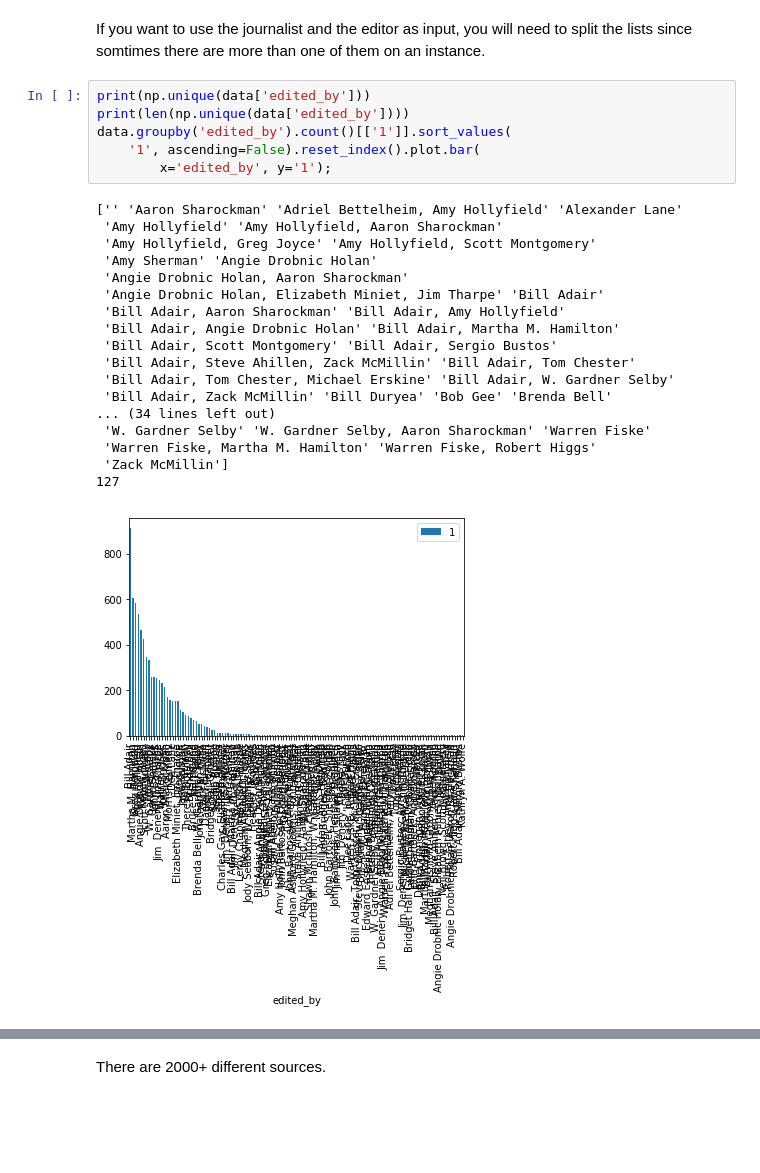
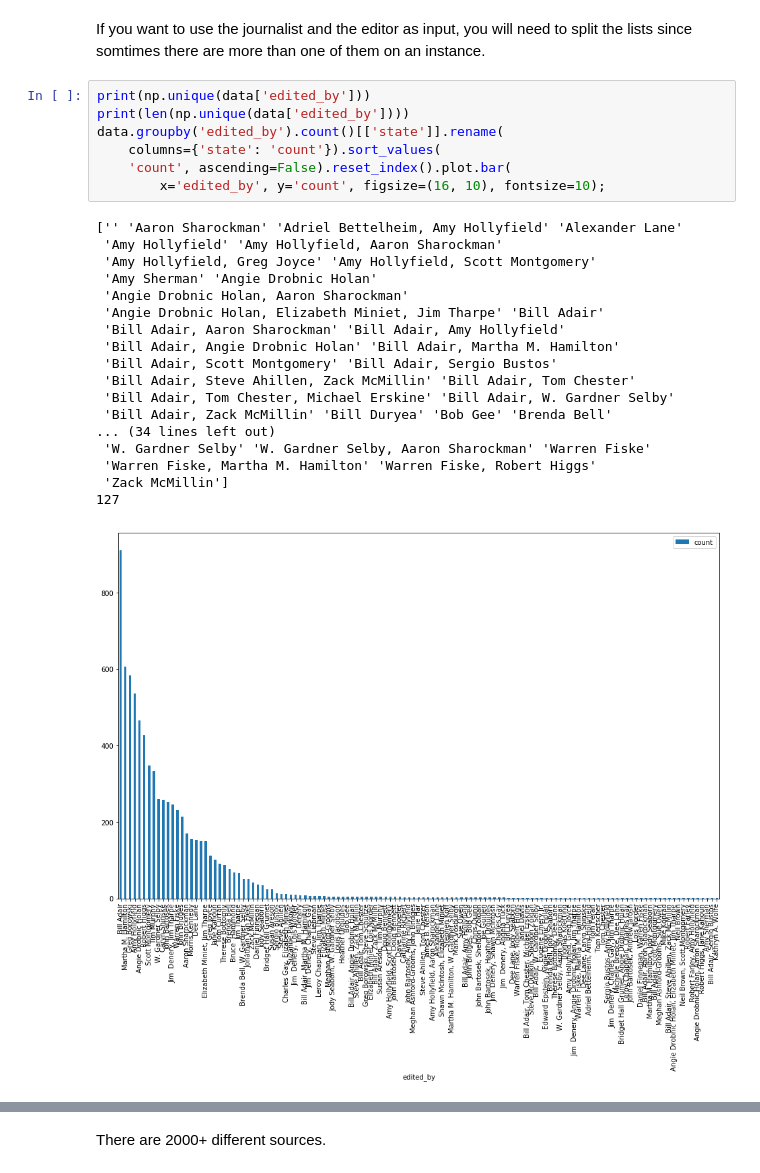
Before and after one commit to ramp-kits/fake_news, a Jupyter notebook: fake_news_starting_kit.ipynb, the cells around one changed output, grey strips where cells are left out. Cells and saved outputs as stored; diff of their text form; blank space fills up the shorter version.

```diff
--- a/fake_news_starting_kit.ipynb
+++ b/fake_news_starting_kit.ipynb
@@ -155,28 +145,29 @@ If you want to use the journalist and the editor as input, you will need to spli
 # %%
 print(np.unique(data['edited_by']))
 print(len(np.unique(data['edited_by'])))
-data.groupby('edited_by').count()[['1']].sort_values(
-    '1', ascending=False).reset_index().plot.bar(
-        x='edited_by', y='1');
+data.groupby('edited_by').count()[['state']].rename(
+    columns={'state': 'count'}).sort_values(
+    'count', ascending=False).reset_index().plot.bar(
+        x='edited_by', y='count', figsize=(16, 10), fontsize=10);
 # %% [output]
 ['' 'Aaron Sharockman' 'Adriel Bettelheim, Amy Hollyfield' 'Alexander Lane'
  'Amy Hollyfield' 'Amy Hollyfield, Aaron Sharockman'
  'Amy Hollyfield, Greg Joyce' 'Amy Hollyfield, Scott Montgomery'
  'Amy Sherman' 'Angie Drobnic Holan'
  'Angie Drobnic Holan, Aaron Sharockman'
  'Angie Drobnic Holan, Elizabeth Miniet, Jim Tharpe' 'Bill Adair'
  'Bill Adair, Aaron Sharockman' 'Bill Adair, Amy Hollyfield'
  'Bill Adair, Angie Drobnic Holan' 'Bill Adair, Martha M. Hamilton'
  'Bill Adair, Scott Montgomery' 'Bill Adair, Sergio Bustos'
  'Bill Adair, Steve Ahillen, Zack McMillin' 'Bill Adair, Tom Chester'
  'Bill Adair, Tom Chester, Michael Erskine' 'Bill Adair, W. Gardner Selby'
  'Bill Adair, Zack McMillin' 'Bill Duryea' 'Bob Gee' 'Brenda Bell'
 ... (34 lines left out)
  'W. Gardner Selby' 'W. Gardner Selby, Aaron Sharockman' 'Warren Fiske'
  'Warren Fiske, Martha M. Hamilton' 'Warren Fiske, Robert Higgs'
  'Zack McMillin']
 127
-[figure, old version]
+[figure, new version]
 # %%
 print(np.unique(data['researched_by']))
 print(len(np.unique(data['researched_by'])))
```
Also changed, not shown: parts of 20 cells of this notebook.
